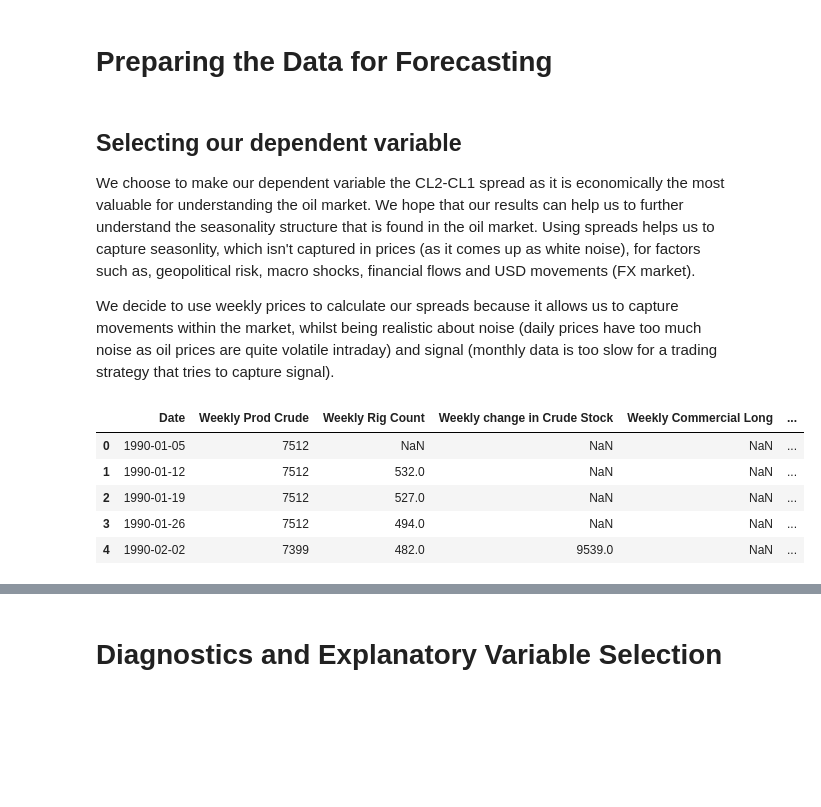
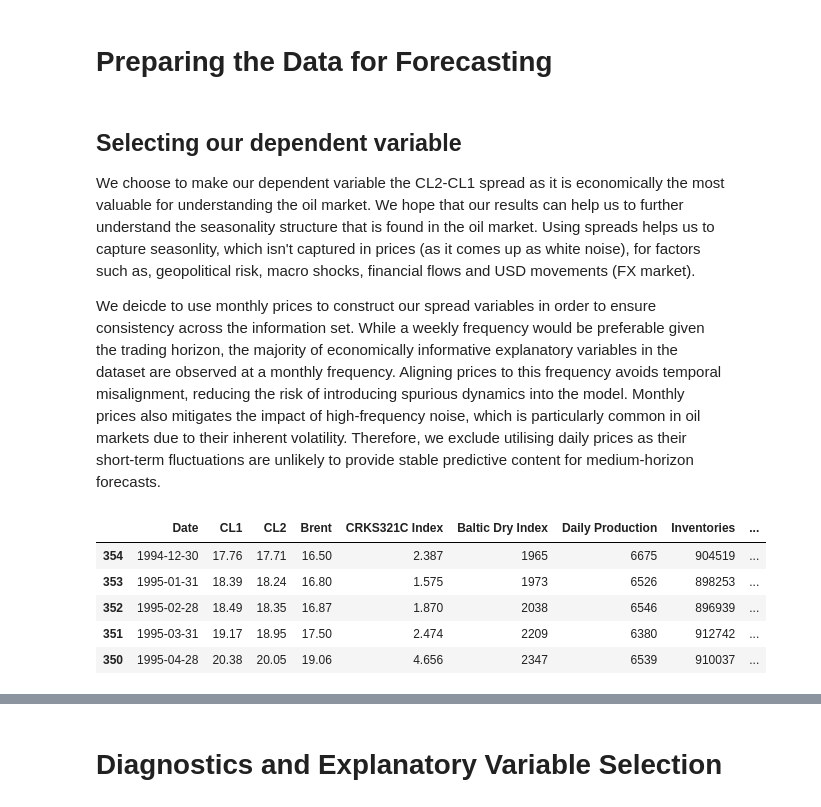
Before and after one commit to hivan04/oil-forecasting-arima, a Jupyter notebook: main.ipynb, the cells around one changed output, grey strips where cells are left out. Cells and saved outputs as stored; diff of their text form; code cells hidden in the pictures; blank space fills up the shorter version.

```diff
--- a/main.ipynb
+++ b/main.ipynb
@@ -72,46 +83,25 @@ prices = prices.sort_values("Date")
 
 We choose to make our dependent variable the CL2-CL1 spread as it is economically the most valuable for understanding the oil market. We hope that our results can help us to further understand the seasonality structure that is found in the oil market. Using spreads helps us to capture seasonlity, which isn't captured in prices (as it comes up as white noise), for factors such as, geopolitical risk, macro shocks, financial flows and USD movements (FX market).<br>
 
-We decide to use weekly prices to calculate our spreads because it allows us to capture movements within the market, whilst being realistic about noise (daily prices have too much noise as oil prices are quite volatile intraday) and signal (monthly data is too slow for a trading strategy that tries to capture signal).
+We deicde to use monthly prices to construct our spread variables in order to ensure consistency across the information set. While a weekly frequency would be preferable given the trading horizon, the majority of economically informative explanatory variables in the dataset are observed at a monthly frequency. Aligning prices to this frequency avoids temporal misalignment, reducing the risk of introducing spurious dynamics into the model. Monthly prices also mitigates the impact of high-frequency noise, which is particularly common in oil markets due to their inherent volatility. Therefore, we exclude utilising daily prices as their short-term fluctuations are unlikely to provide stable predictive content for medium-horizon forecasts.
 # %%
 """
-CL1 and CL2 are rolling futures constructs defined at the daily frequency.
-Weekly values are therefore constructed by aggregating daily prices.
-Weekly frequency is commonly used in oil market analysis because it aligns with the release of key fundamental
-data and offers a better signal-to-noise trade-off for medium-horizon trading strategies.
+We construct a monthly futures spread as the difference between the second-month (CL2) and first-month (CL1)
+WTI crude oil futures contracts, defined as CL2 − CL1.
 
-We create the weekly spread by calculating average weekly prices, find weekly returns and then find the difference
-between CL2 and CL1's weekly returns.
+Note:
+- CL1 > CL2 = Backwardation [supply shortage]
+- CL1 < CL2 = Contango [excess supply]
 """
 
-d = d.set_index("Date").sort_index()
+m["spread"] = m["CL2"] - m["CL1"]
+m["spread_change"] = m["spread"].diff()
 
-# Weekly prices aligned to Friday (Calculating Average Prices)
-weekly_avg = d.resample("W-FRI").mean(numeric_only=True)[["CL1", "CL2"]]
-weekly_avg = weekly_avg.rename(columns={"CL1": "CL1_weekly_avg", "CL2": "CL2_weekly_avg"})
-
-wp = weekly_avg
-
-# Weekly CL1 returns (simple + log)
-cl1_col = [c for c in wp.columns if c.startswith("CL1_")][0]
-cl2_col = [c for c in wp.columns if c.startswith("CL2_")][0]
-
-wp["CL1_ret"] = wp[cl1_col].pct_change()
-wp["CL1_logret"] = np.log(wp[cl1_col]).diff()
-
-# Weekly spread (CL2 - CL1) and spread change
-wp["spread_CL2_CL1"] = wp[cl2_col] - wp[cl1_col]
-wp["spread_change"] = wp["spread_CL2_CL1"].diff()
-
-# Merge back to original dataset
-w = w.merge(wp.reset_index(), on="Date", how="left")
-
-
-w.head()
+m.head()
 # %% [output]
-|  | Date | Weekly Prod Crude | Weekly Rig Count | Weekly change in Crude Stock | Weekly Commercial Long | ... |
-| 0 | 1990-01-05 | 7512 | NaN | NaN | NaN | ... |
-| 1 | 1990-01-12 | 7512 | 532.0 | NaN | NaN | ... |
-| 2 | 1990-01-19 | 7512 | 527.0 | NaN | NaN | ... |
-| 3 | 1990-01-26 | 7512 | 494.0 | NaN | NaN | ... |
-| 4 | 1990-02-02 | 7399 | 482.0 | 9539.0 | NaN | ... |
+|  | Date | CL1 | CL2 | Brent | CRKS321C Index | Baltic Dry Index | Daily Production | Inventories | ... |
+| 354 | 1994-12-30 | 17.76 | 17.71 | 16.50 | 2.387 | 1965 | 6675 | 904519 | ... |
+| 353 | 1995-01-31 | 18.39 | 18.24 | 16.80 | 1.575 | 1973 | 6526 | 898253 | ... |
+| 352 | 1995-02-28 | 18.49 | 18.35 | 16.87 | 1.870 | 2038 | 6546 | 896939 | ... |
+| 351 | 1995-03-31 | 19.17 | 18.95 | 17.50 | 2.474 | 2209 | 6380 | 912742 | ... |
+| 350 | 1995-04-28 | 20.38 | 20.05 | 19.06 | 4.656 | 2347 | 6539 | 910037 | ... |
```
Also changed, not shown: parts of 24 cells of this notebook, 2 other files.
